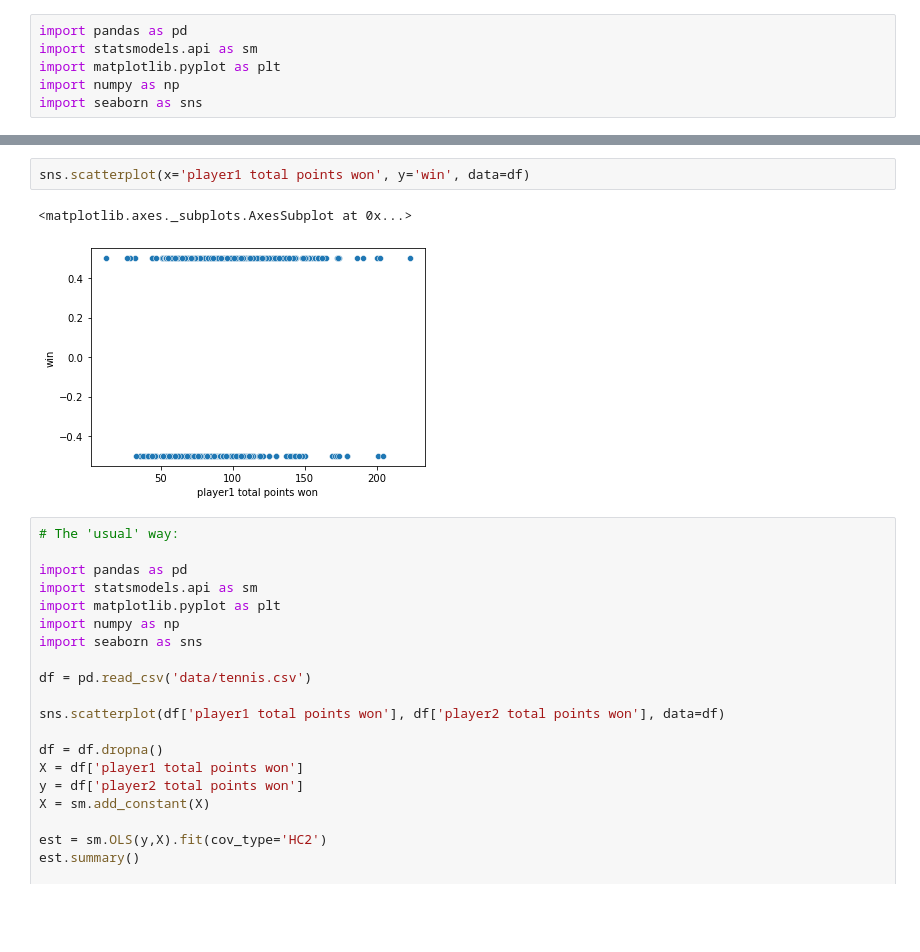
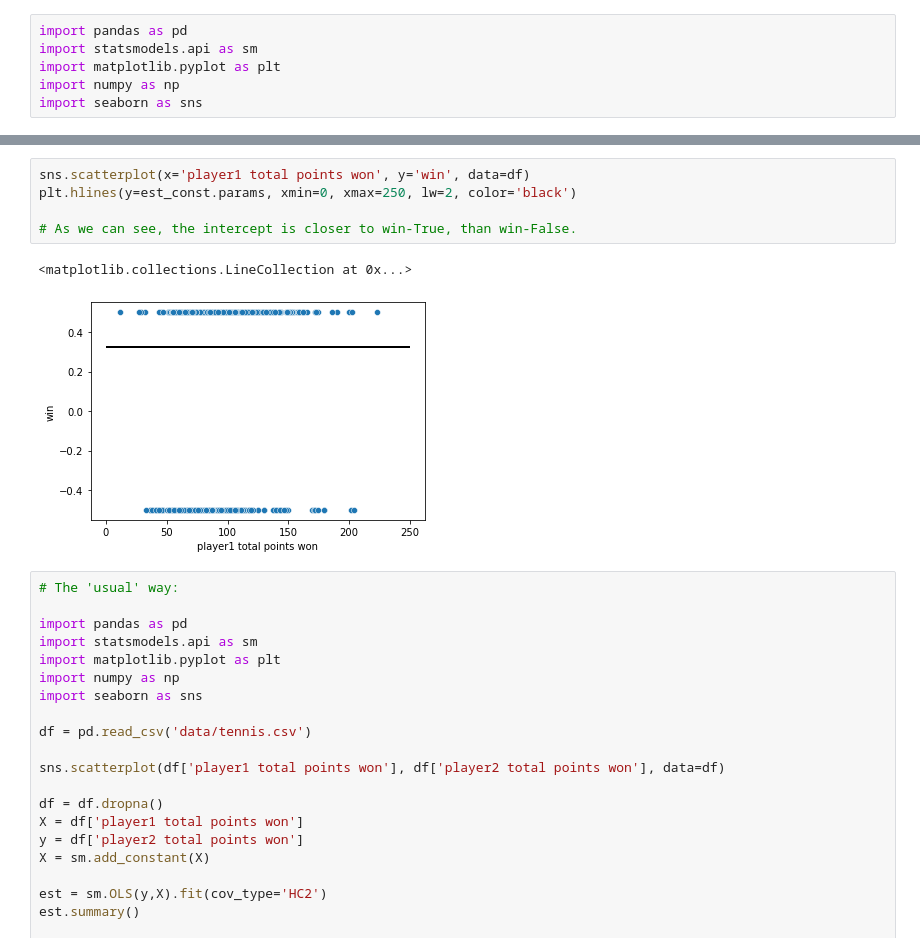
Before and after one commit to cb-ds-1/m3-2-regression-interpretation, a Jupyter notebook: workshop.ipynb, the cells around one changed output, grey strips where cells are left out. Cells and saved outputs as stored; diff of their text form; blank space fills up the shorter version.

```diff
--- a/workshop.ipynb
+++ b/workshop.ipynb
@@ -54,11 +54,14 @@ OLS Regression Results
 | Kurtosis: | 3.909 | Cond. No. | 1.00 |
 Warnings:
 [1] Standard Errors assume that the covariance matrix of the errors is correctly specified.
-# %%
-sns.scatterplot(x='player1 total points won', y='win', data=df)
-# %% [output]
-<matplotlib.axes._subplots.AxesSubplot at 0x...>
-[figure, removed]
+# %%
+sns.scatterplot(x='player1 total points won', y='win', data=df)
+plt.hlines(y=est_const.params, xmin=0, xmax=250, lw=2, color='black')
+
+# As we can see, the intercept is closer to win-True, than win-False.
+# %% [output]
+<matplotlib.collections.LineCollection at 0x...>
+[figure, added]
 # %%
 # The 'usual' way:
 
```
Also changed, not shown: parts of 1 cell of this notebook.
